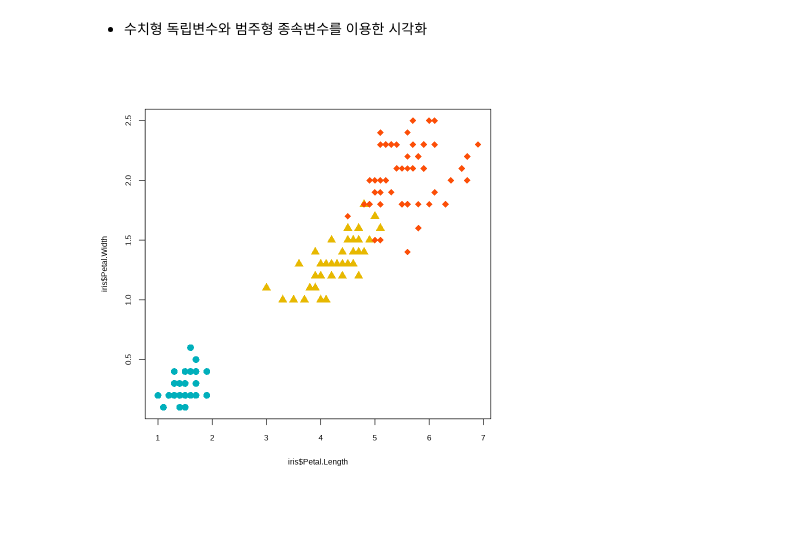
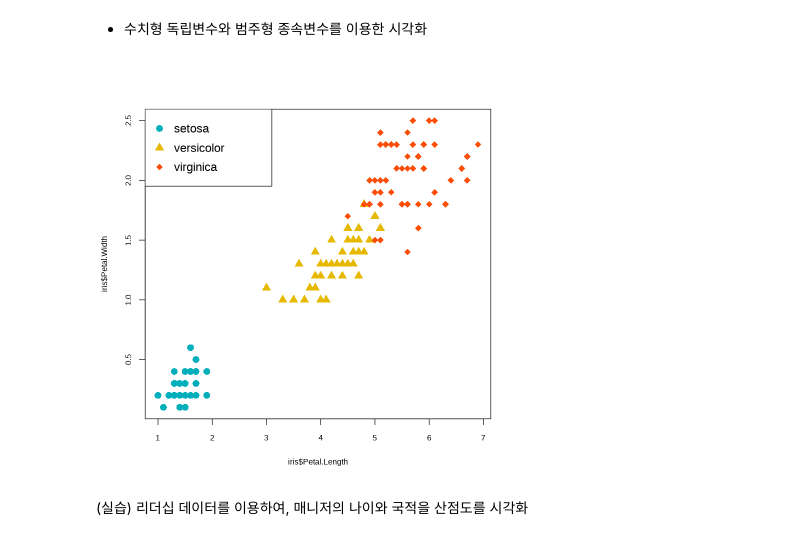
Before and after one commit to gyujin0450/Rstudy, a Jupyter notebook: 401_연속형데이터시각화.ipynb, the cells around one changed output. Saved outputs shown, nothing was run; the diff lists cells and outputs as text; code cells hidden in the pictures; blank space fills up the shorter version.

```diff
--- a/401_연속형데이터시각화.ipynb
+++ b/401_연속형데이터시각화.ipynb
@@ -202,5 +197,9 @@ symbols <- c(16,17,18)
 symbols <- symbols[as.numeric(iris$Species)]
 # %%
 plot(iris$Petal.Length, iris$Petal.Width, col = colors, pch=symbols, cex=1.5)
+# 범례 추가
+legend('topleft', legend = levels(iris$Species), pch = c(16,17,18), col = c('#00afbb','#e7b800','#fc4e07'), cex=1.5)
 # %% [output]
-[figure, old version]
+[figure, new version]
+# %% [markdown]
+(실습) 리더십 데이터를 이용하여, 매니저의 나이와 국적을 산점도를 시각화
```
Also changed, not shown: parts of 8 cells of this notebook.
